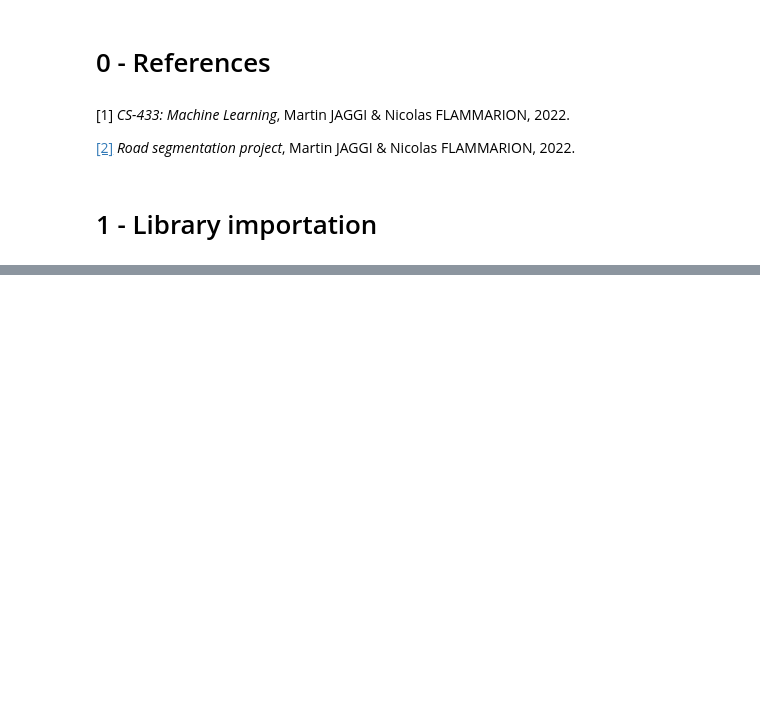
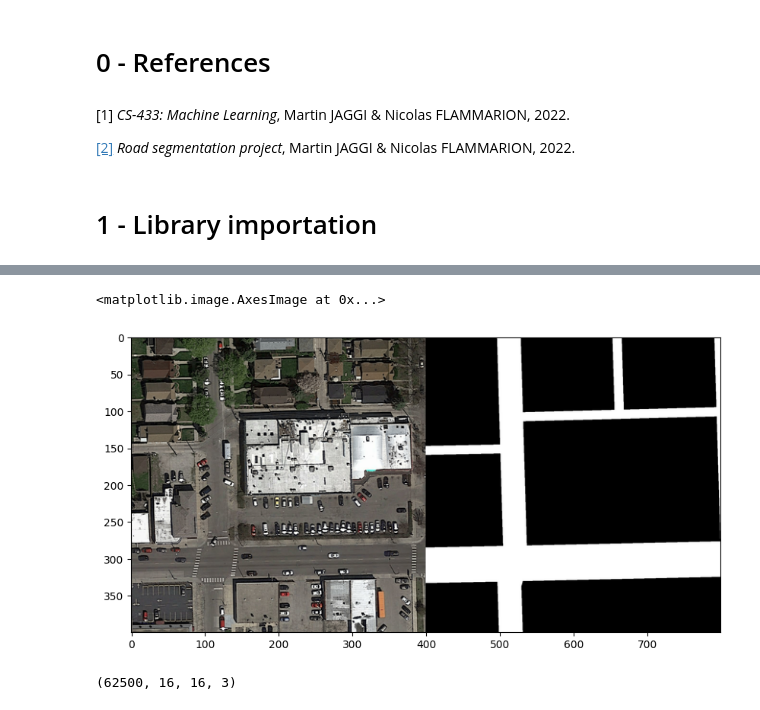
Before and after one commit to anlaperriere/ML2, a Jupyter notebook: scripts/Tanguy.ipynb, the cells around one changed output, grey strips where cells are left out. Drawn from its saved outputs; the diff is of its cells as text; code cells hidden in the pictures; blank space fills up the shorter version.

```diff
--- a/scripts/Tanguy.ipynb
+++ b/scripts/Tanguy.ipynb
@@ -26,0 +54,2 @@ from helpers import *
+# %%
+training_dir = '../data/training/'
@@ -26,0 +62,7 @@ from helpers import *
+# %%
+cimg = concatenate_images(imgs[22], gnd_imgs[22])
+fig1 = plt.figure(figsize=(10, 10))
+plt.imshow(cimg, cmap="Greys_r")
+# %% [output]
+<matplotlib.image.AxesImage at 0x...>
+[figure, added]
@@ -26,0 +90,4 @@ from helpers import *
+# %%
+img_patches.shape
+# %% [output]
+(62500, 16, 16, 3)
```
Also changed, not shown: parts of 12 cells of this notebook, 2 other files.
